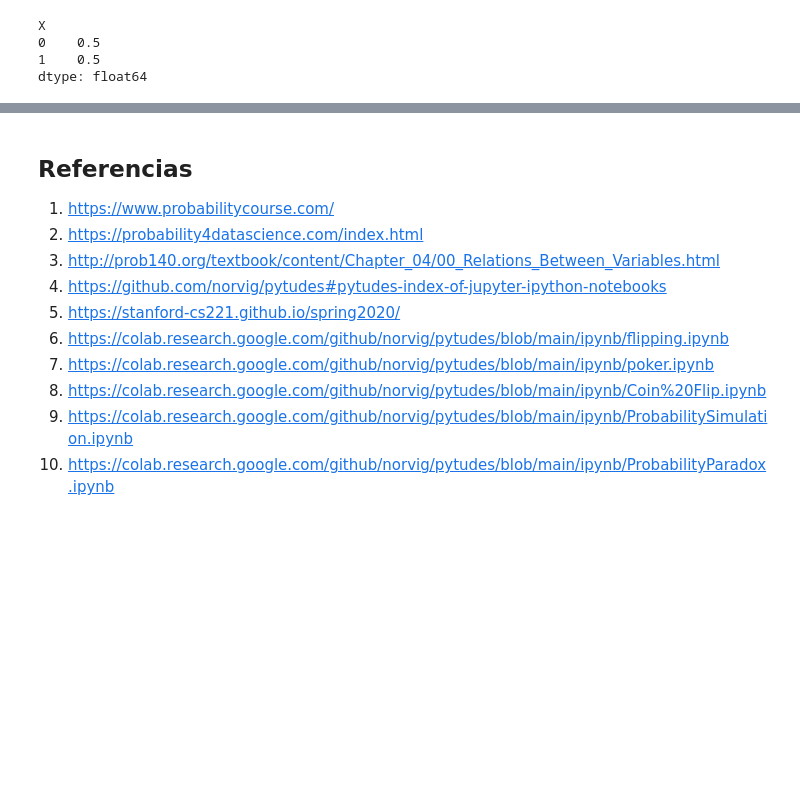
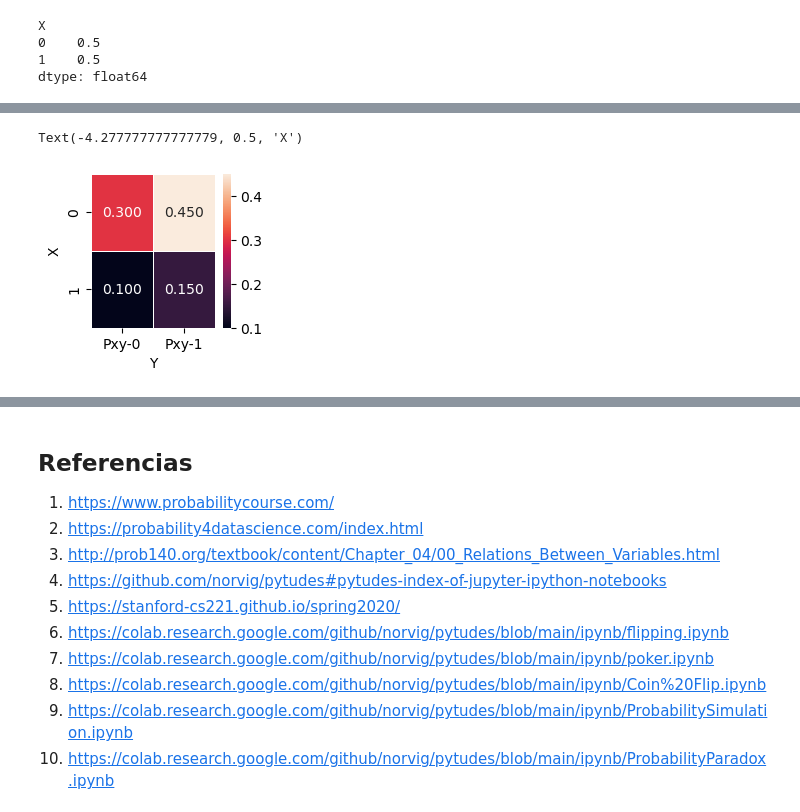
Before and after one commit to estocasticos-udem/curso_2023-1, a Jupyter notebook: probabilidad_conjunta/discreta_conjunta.ipynb, the cells around one changed output, grey strips where cells are left out. Cells and saved outputs as stored; diff of their text form; code cells hidden in the pictures; blank space fills up the shorter version.

```diff
--- a/probabilidad_conjunta/discreta_conjunta.ipynb
+++ b/probabilidad_conjunta/discreta_conjunta.ipynb
@@ -609,0 +747,3 @@ Si $X$ y $Y$ son independientes, encontrar:
+# %%
+table6 = pd.pivot_table(df6, index=["X"], columns=["Y"], values=["Pxy"])
+table6  # Pxy
@@ -609,0 +763,8 @@ Si $X$ y $Y$ son independientes, encontrar:
+# %%
+f, ax = plt.subplots(figsize=(2, 2))
+sns.heatmap(table6, annot=True, fmt=".3f", linewidths=.5, ax=ax)
+ax.set_xlabel("Y")
+ax.set_ylabel("X")
+# %% [output]
+Text(-4.277777777777779, 0.5, 'X')
+[figure, added]
```
Also changed, not shown: parts of 18 cells of this notebook.
